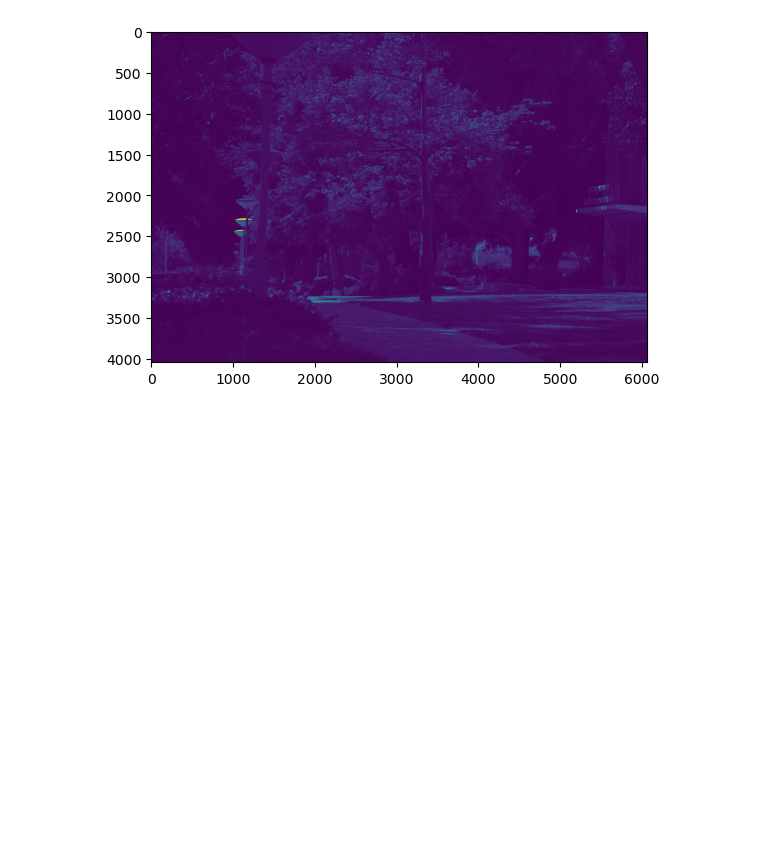
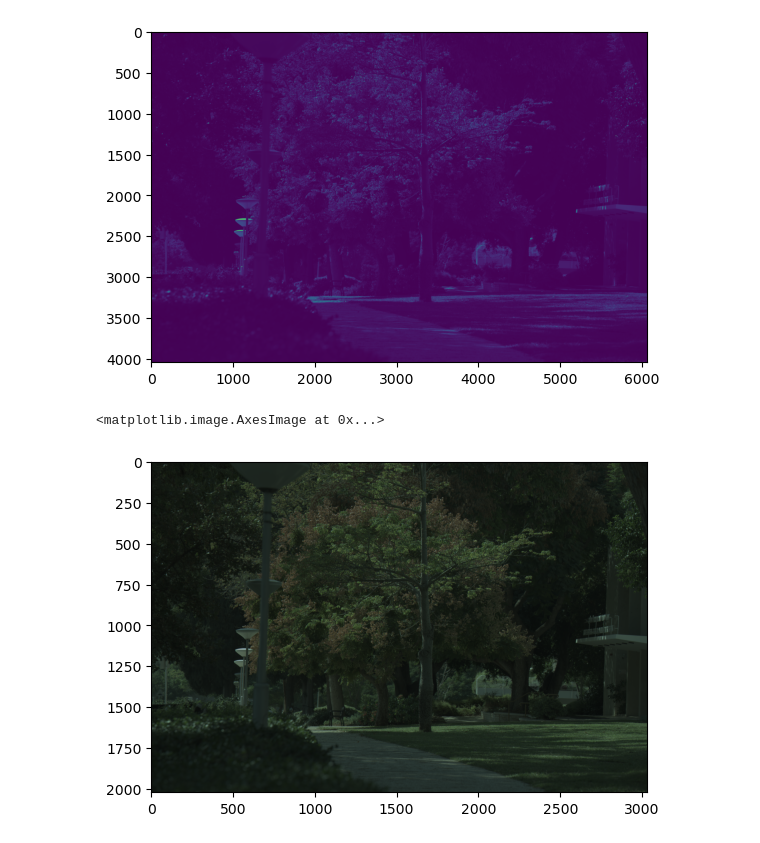
Before and after one commit to Chayush123/Computational-Imaging-Course, a Jupyter notebook: HW1/assgn1/HW1_code.ipynb, the cells around one changed output. Cells and saved outputs as stored; diff of their text form; code cells hidden in the pictures; blank space fills up the shorter version.

```diff
--- a/HW1/assgn1/HW1_code.ipynb
+++ b/HW1/assgn1/HW1_code.ipynb
@@ -9,6 +9,8 @@ WHITE = 4095
 R_SCALE = 1.667969
 G_SCALE = 1.000000
 B_SCALE = 1.445313
+
+gamma = 2.2
 # %%
 im = io.imread('data/campus.tiff')
 
@@ -53,3 +56,19 @@ plt.imshow(im)
 # %% [output]
 <matplotlib.image.AxesImage at 0x...>
 [figure]
+# %%
+def to_rgb(image):
+    """Convert a Bayer image to RGB image
+    Input:
+        im: H x W array"""
+    im1 = image[0::2, 0::2]
+    im2 = image[0::2, 1::2]
+    im3 = image[1::2, 0::2]
+    im4 = image[1::2, 1::2]
+    im_rgb = np.dstack((im1, im2, im4))
+    return im_rgb
+
+plt.imshow(to_rgb(im)** (1/gamma))
+# %% [output]
+<matplotlib.image.AxesImage at 0x...>
+[figure, added]
```
Also changed, not shown: parts of 6 cells of this notebook.
